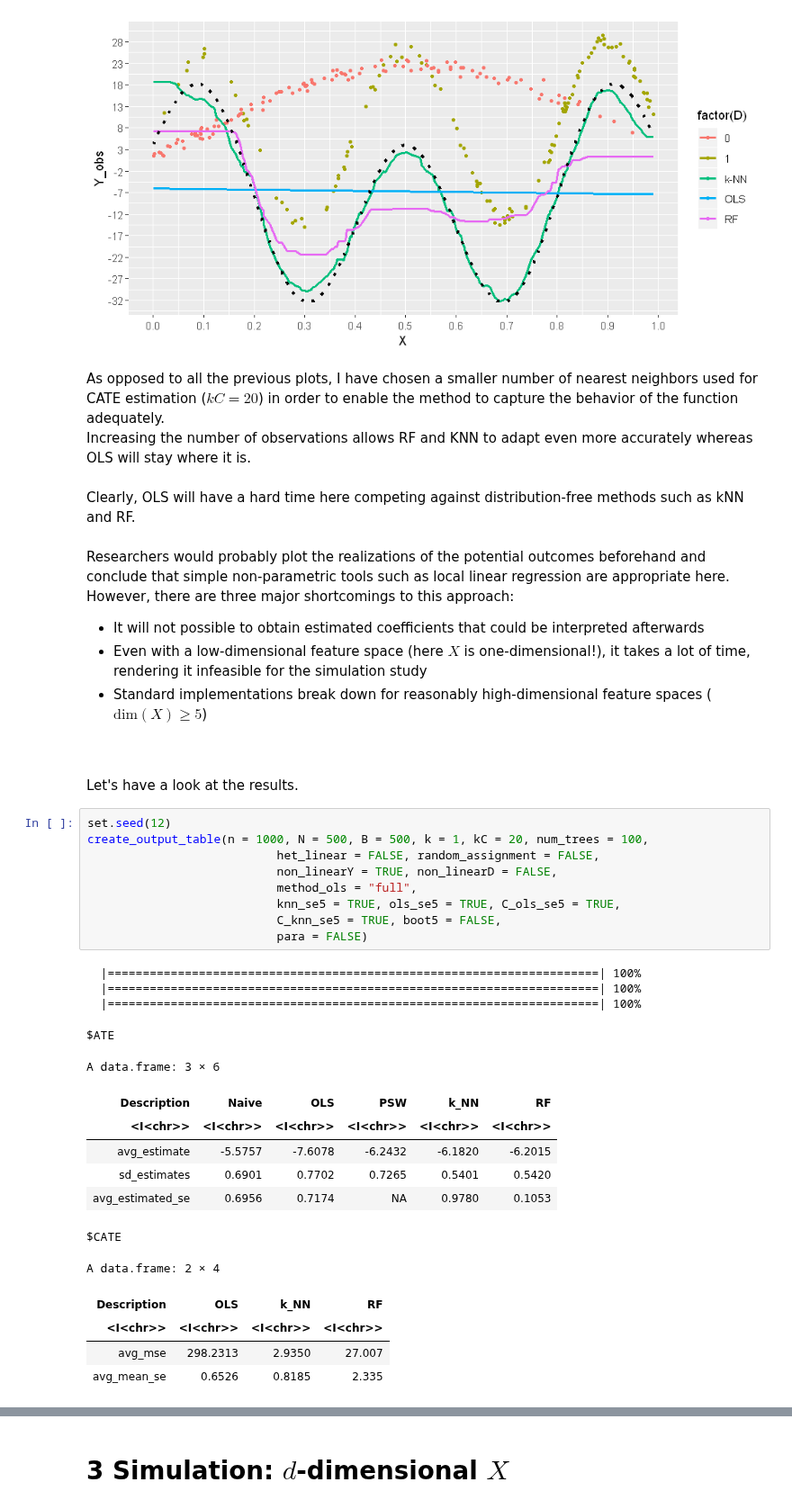
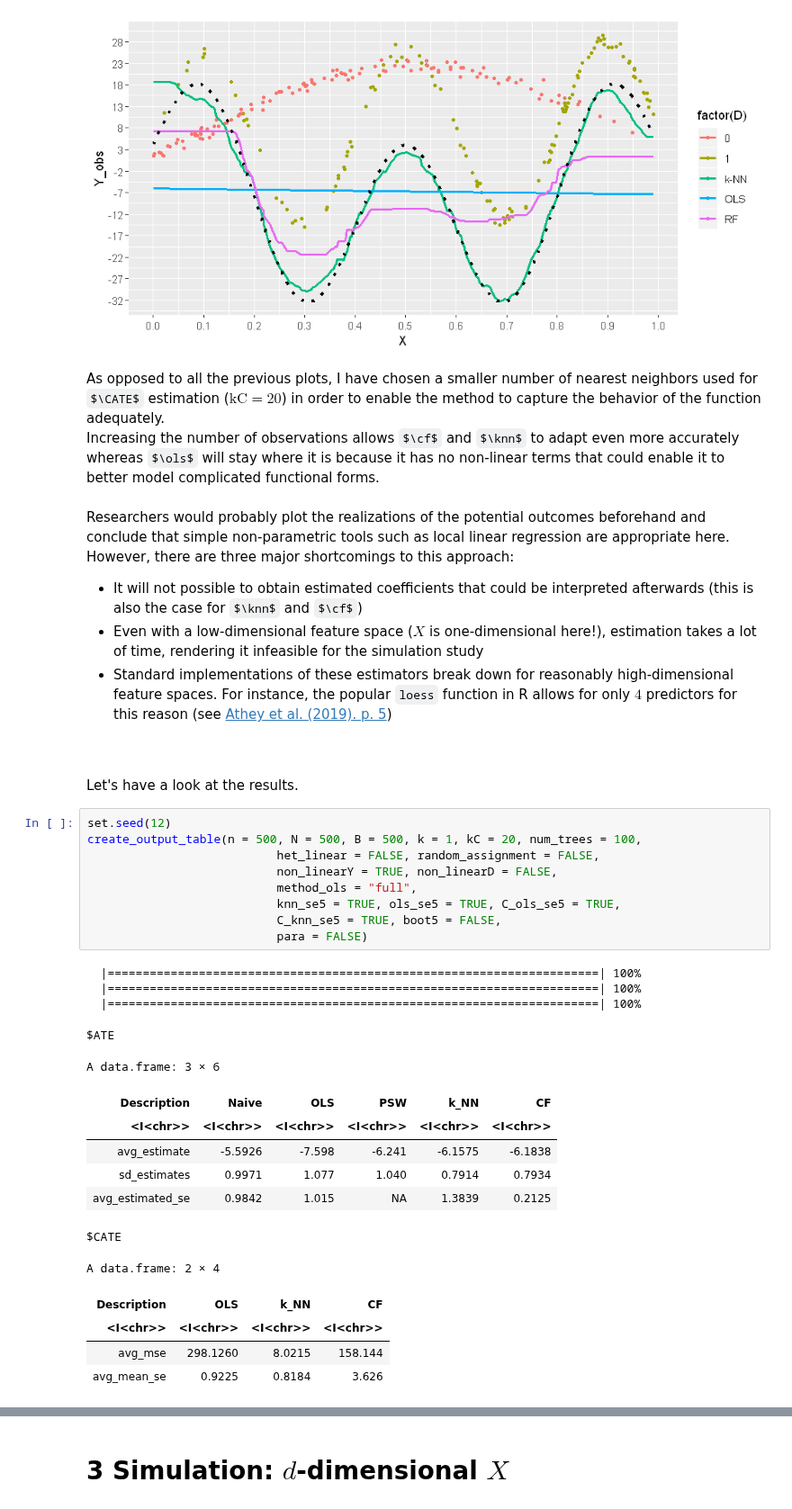
Before and after one commit to timmens/student-project-timmens, a Jupyter notebook: Simulation_Study/simulation_study.ipynb, the cells around one changed output, grey strips where cells are left out. Shown at 90% size. Cells and saved outputs as stored; diff of their text form; some formulas as TeX source.

```diff
--- a/Simulation_Study/simulation_study.ipynb
+++ b/Simulation_Study/simulation_study.ipynb
@@ -794,43 +807,41 @@ plot_data(n=500, num_trees=100, kC=20,
 # %% [output]
 [figure]
 # %% [markdown]
-As opposed to all the previous plots, I have chosen a smaller number of nearest neighbors used for CATE estimation ($kC = 20$) in order to enable the method to capture the behavior of the function adequately. <br>
-Increasing the number of observations allows RF and KNN to adapt even more accurately whereas OLS will stay where it is.
+As opposed to all the previous plots, I have chosen a smaller number of nearest neighbors used for $\CATE$ estimation ($\text{kC} = 20$) in order to enable the method to capture the behavior of the function adequately. <br>
+Increasing the number of observations allows $\cf$ and $\knn$ to adapt even more accurately whereas $\ols$ will stay where it is because it has no non-linear terms that could enable it to better model complicated functional forms.
 # %% [markdown]
-Clearly, OLS will have a hard time here competing against distribution-free methods such as kNN and RF. <br>
-<br>
 Researchers would probably plot the realizations of the potential outcomes beforehand and conclude that simple non-parametric tools such as local linear regression are appropriate here. However, there are three major shortcomings to this approach:
-* It will not possible to obtain estimated coefficients that could be interpreted afterwards
-* Even with a low-dimensional feature space (here $X$ is one-dimensional!), it takes a lot of time, rendering it infeasible for the simulation study
-* Standard implementations break down for reasonably high-dimensional feature spaces ($\text{dim}(X) \geqslant 5$)
+* It will not possible to obtain estimated coefficients that could be interpreted afterwards (this is also the case for $\knn$ and $\cf$)
+* Even with a low-dimensional feature space ($X$ is one-dimensional here!), estimation takes a lot of time, rendering it infeasible for the simulation study
+* Standard implementations of these estimators break down for reasonably high-dimensional feature spaces. For instance, the popular `loess` function in R allows for only $4$ predictors for this reason (see [Athey et al. (2019). p. 5](https://arxiv.org/pdf/1807.11408.pdf))
 <br>
 <br>
 Let's have a look at the results.
 # %%
 set.seed(12)
-create_output_table(n = 1000, N = 500, B = 500, k = 1, kC = 20, num_trees = 100,
+create_output_table(n = 500, N = 500, B = 500, k = 1, kC = 20, num_trees = 100,
                            het_linear = FALSE, random_assignment = FALSE,
                            non_linearY = TRUE, non_linearD = FALSE,
                            method_ols = "full",
                            knn_se5 = TRUE, ols_se5 = TRUE, C_ols_se5 = TRUE,
                            C_knn_se5 = TRUE, boot5 = FALSE,
                            para = FALSE)
 # %% [output]
   |======================================================================| 100%
   |======================================================================| 100%
   |======================================================================| 100%
 $ATE
 A data.frame: 3 × 6
-| Description | Naive | OLS | PSW | k_NN | RF |
+| Description | Naive | OLS | PSW | k_NN | CF |
 | <I<chr>> | <I<chr>> | <I<chr>> | <I<chr>> | <I<chr>> | <I<chr>> |
-| avg_estimate | -5.5757 | -7.6078 | -6.2432 | -6.1820 | -6.2015 |
-| sd_estimates | 0.6901 | 0.7702 | 0.7265 | 0.5401 | 0.5420 |
-| avg_estimated_se | 0.6956 | 0.7174 | NA | 0.9780 | 0.1053 |
+| avg_estimate | -5.5926 | -7.598 | -6.241 | -6.1575 | -6.1838 |
+| sd_estimates | 0.9971 | 1.077 | 1.040 | 0.7914 | 0.7934 |
+| avg_estimated_se | 0.9842 | 1.015 | NA | 1.3839 | 0.2125 |
 $CATE
 A data.frame: 2 × 4
-| Description | OLS | k_NN | RF |
+| Description | OLS | k_NN | CF |
 | <I<chr>> | <I<chr>> | <I<chr>> | <I<chr>> |
-| avg_mse | 298.2313 | 2.9350 | 27.007 |
-| avg_mean_se | 0.6526 | 0.8185 | 2.335 |
+| avg_mse | 298.1260 | 8.0215 | 158.144 |
+| avg_mean_se | 0.9225 | 0.8184 | 3.626 |
 # %% [markdown]
 **ATE**<br>
```
Also changed, not shown: parts of 49 cells of this notebook.
